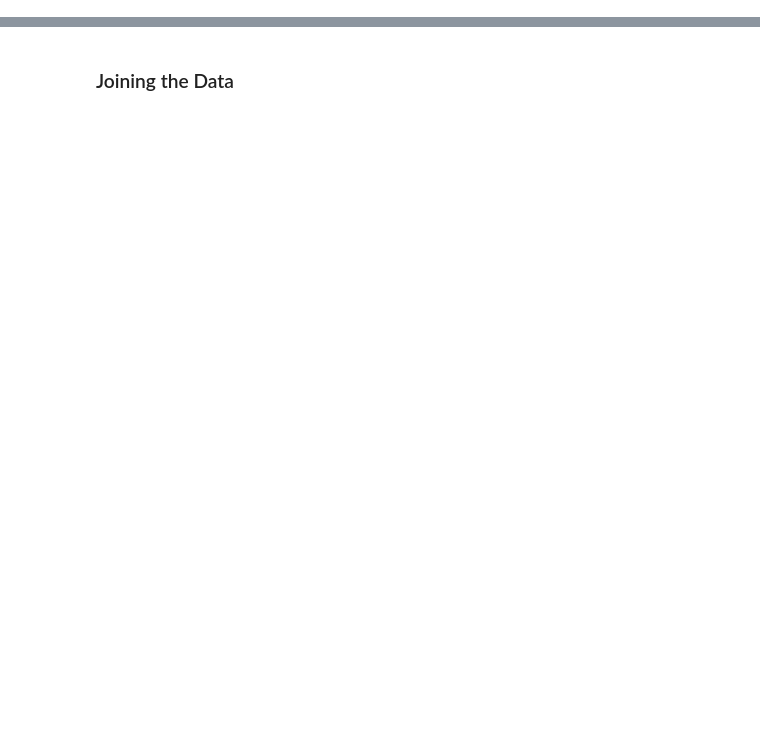
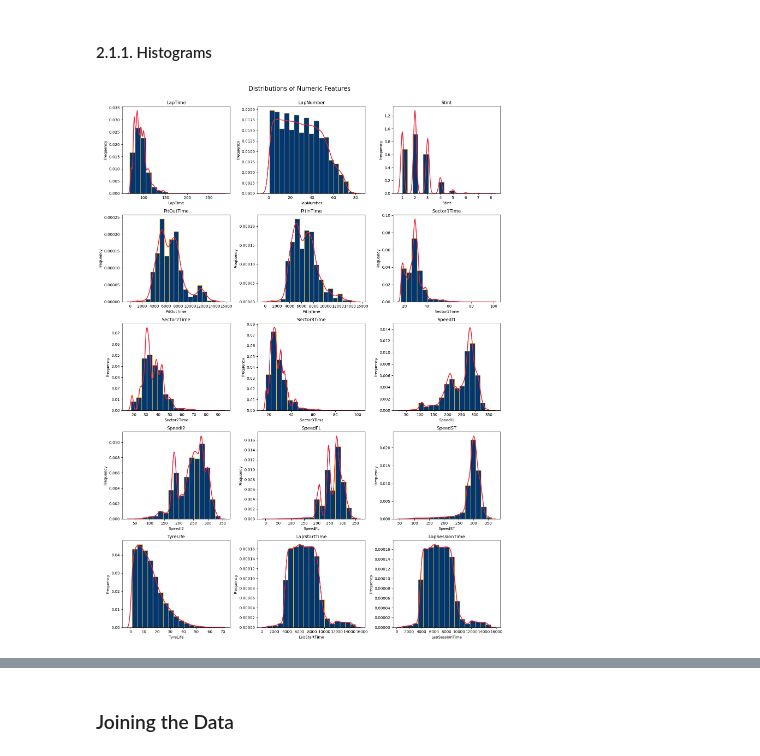
Before and after one commit to M4rtinsFons3caConsulting/BigDataAnalytics, a Jupyter notebook: notebooks/pit_stop_prediction.ipynb, the cells around one changed output, grey strips where cells are left out. Saved outputs shown, nothing was run; the diff lists cells and outputs as text; code cells hidden in the pictures; blank space fills up the shorter version.

```diff
--- a/notebooks/pit_stop_prediction.ipynb
+++ b/notebooks/pit_stop_prediction.ipynb
@@ -65,0 +190,8 @@ lap_data = spark.sql("""
+# %%
+# Load the data
+lap_data = (
+    spark.read
+    .option("header", True)
+    .option("inferSchema", "true")
+    .csv(f"{DATA_DIR}/laps.csv")
+)
@@ -66 +202,10 @@ lap_data = spark.sql("""
+# %%
+# Dropping irrelevant columns
+lap_data = lap_data.drop(
+    "Sector1SessionTime"
+    ,"Sector2SessionTime"
+    ,"Sector3SessionTime"
+    ,"LapStartDate"
+    ,"DeletedReason"
+)
 # %% [markdown]
@@ -259,0 +359,3 @@ telemetry_data = telemetry_data.drop(col("Time"))
+# %%
+# Convert the dataframe to pandas for visualization purposes
+lap_pd = lap_data.toPandas()
@@ -259,0 +364,44 @@ telemetry_data = telemetry_data.drop(col("Time"))
+# %% [markdown]
+#### 2.1.1. Histograms
+# %%
+# Subplot layout
+n_cols = 3
+n_rows = int(np.ceil(len(LAP_METRIC) / n_cols))
+
+fig, axes = plt.subplots(n_rows, n_cols, figsize=(15, n_rows * 4))
+axes = axes.flatten()
+
+# Plot histogram and density line
+for i, col_ in enumerate(LAP_METRIC):
+    sns.histplot(
+        data=lap_pd
+        ,x=col_
+        ,ax=axes[i]
+        ,bins=sturges_bins(lap_pd, col_)
+        ,color=BLUE
+        ,edgecolor=YELLOW
+        ,stat='density'
+        ,alpha=1
+    )
+
+    sns.kdeplot(
+        data=lap_pd
+        ,x=col_
+        ,ax=axes[i]
+        ,color=RED
+        ,linewidth=2
+    )
+
+    axes[i].set_title(col_)
+    axes[i].set_xlabel(col_)
+    axes[i].set_ylabel("Frequency")
+
+# Remove empty subplots
+for j in range(i + 1, len(axes)):
+    axes[j].axis('off')
+
+plt.tight_layout()
+plt.suptitle("Distributions of Numeric Features", fontsize=16, y=1.02)
+plt.show()
+# %% [output]
+[figure, added]
```
Also changed, not shown: parts of 138 cells of this notebook, 1 other file.
